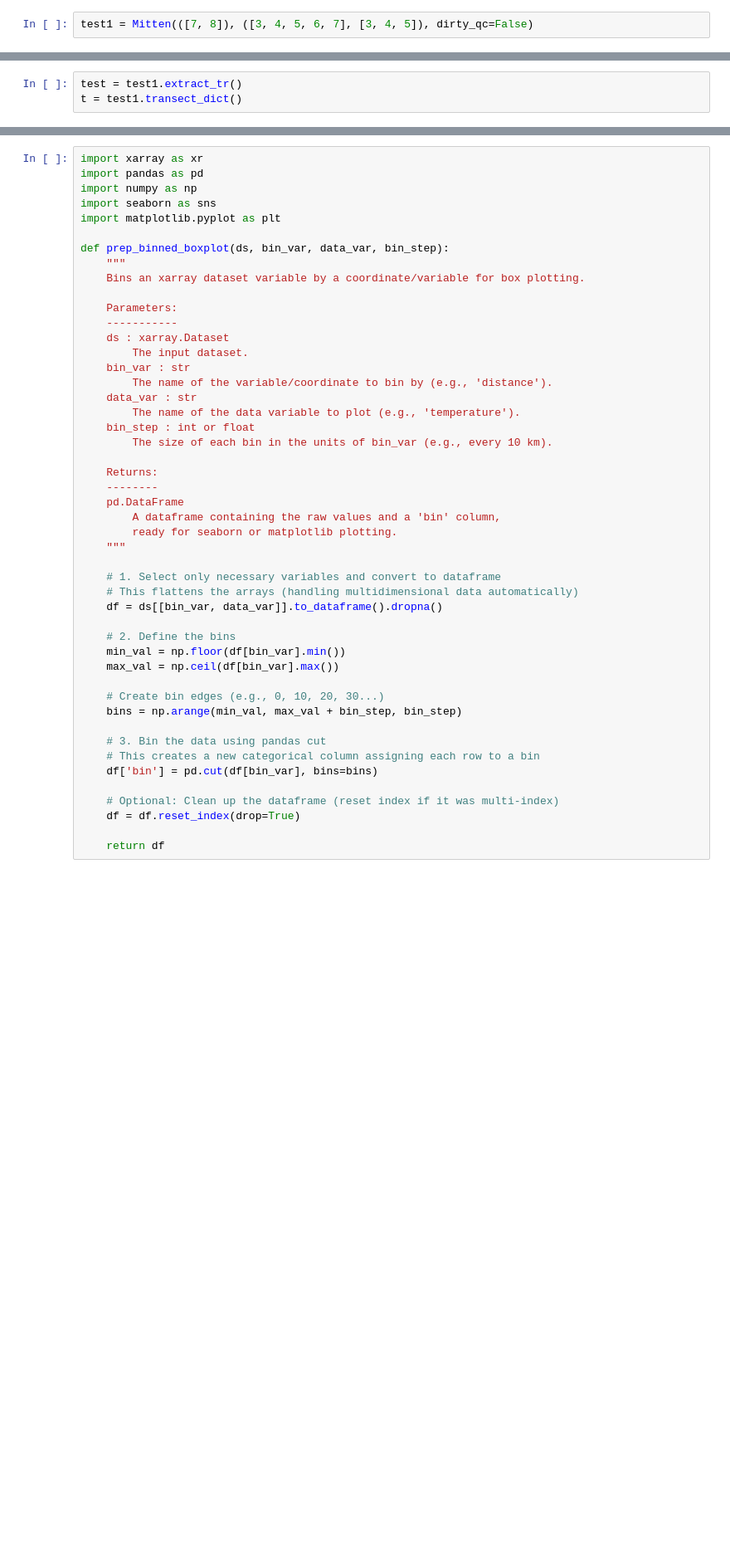
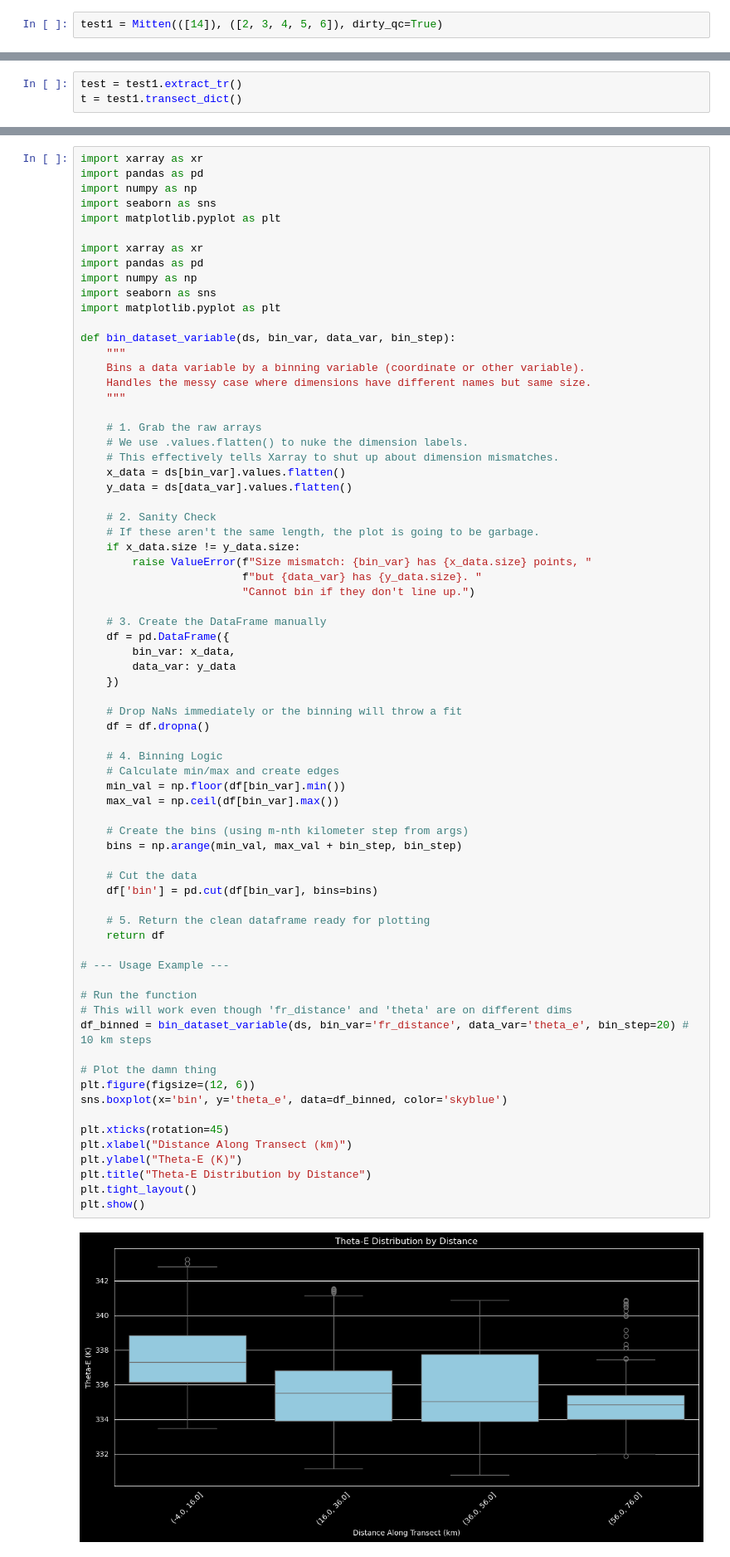
Before and after one commit to kylebwx/convectio, a Jupyter notebook: testing/test.ipynb, the cells around one changed output, grey strips where cells are left out. Shown at 83% size. Drawn from its saved outputs; the diff is of its cells as text; blank space fills up the shorter version.

```diff
--- a/testing/test.ipynb
+++ b/testing/test.ipynb
@@ -1,5 +1,5 @@
 # %%
 from convectio import Mitten
 # %%
-test1 = Mitten(([7, 8]), ([3, 4, 5, 6, 7], [3, 4, 5]), dirty_qc=False)
+test1 = Mitten(([14]), ([2, 3, 4, 5, 6]), dirty_qc=True)
 # %% [output]
@@ -37,48 +36,73 @@ Data variables: (12/17)
 # %%
 import xarray as xr
 import pandas as pd
 import numpy as np
 import seaborn as sns
 import matplotlib.pyplot as plt
 
-def prep_binned_boxplot(ds, bin_var, data_var, bin_step):
+import xarray as xr
+import pandas as pd
+import numpy as np
+import seaborn as sns
+import matplotlib.pyplot as plt
+
+def bin_dataset_variable(ds, bin_var, data_var, bin_step):
     """
-    Bins an xarray dataset variable by a coordinate/variable for box plotting.
-
-    Parameters:
-    -----------
-    ds : xarray.Dataset
-        The input dataset.
-    bin_var : str
-        The name of the variable/coordinate to bin by (e.g., 'distance').
-    data_var : str
-        The name of the data variable to plot (e.g., 'temperature').
-    bin_step : int or float
-        The size of each bin in the units of bin_var (e.g., every 10 km).
-
-    Returns:
-    --------
-    pd.DataFrame
-        A dataframe containing the raw values and a 'bin' column,
-        ready for seaborn or matplotlib plotting.
+    Bins a data variable by a binning variable (coordinate or other variable).
+    Handles the messy case where dimensions have different names but same size.
     """
 
-    # 1. Select only necessary variables and convert to dataframe
-    # This flattens the arrays (handling multidimensional data automatically)
-    df = ds[[bin_var, data_var]].to_dataframe().dropna()
+    # 1. Grab the raw arrays
+    # We use .values.flatten() to nuke the dimension labels.
+    # This effectively tells Xarray to shut up about dimension mismatches.
+    x_data = ds[bin_var].values.flatten()
+    y_data = ds[data_var].values.flatten()
 
-    # 2. Define the bins
+    # 2. Sanity Check
+    # If these aren't the same length, the plot is going to be garbage.
+    if x_data.size != y_data.size:
+        raise ValueError(f"Size mismatch: {bin_var} has {x_data.size} points, "
+                         f"but {data_var} has {y_data.size}. "
+                         "Cannot bin if they don't line up.")
+
+    # 3. Create the DataFrame manually
+    df = pd.DataFrame({
+        bin_var: x_data,
+        data_var: y_data
+    })
+
+    # Drop NaNs immediately or the binning will throw a fit
+    df = df.dropna()
+
+    # 4. Binning Logic
+    # Calculate min/max and create edges
     min_val = np.floor(df[bin_var].min())
     max_val = np.ceil(df[bin_var].max())
 
-    # Create bin edges (e.g., 0, 10, 20, 30...)
+    # Create the bins (using m-nth kilometer step from args)
     bins = np.arange(min_val, max_val + bin_step, bin_step)
 
-    # 3. Bin the data using pandas cut
-    # This creates a new categorical column assigning each row to a bin
+    # Cut the data
     df['bin'] = pd.cut(df[bin_var], bins=bins)
 
-    # Optional: Clean up the dataframe (reset index if it was multi-index)
-    df = df.reset_index(drop=True)
+    # 5. Return the clean dataframe ready for plotting
+    return df
 
-    return df
+# --- Usage Example ---
+
+# Run the function
+# This will work even though 'fr_distance' and 'theta' are on different dims
+df_binned = bin_dataset_variable(ds, bin_var='fr_distance', data_var='theta_e', bin_step=20) # 10 km steps
+
+# Plot the damn thing
+plt.figure(figsize=(12, 6))
+sns.boxplot(x='bin', y='theta_e', data=df_binned, color='skyblue')
+
+plt.xticks(rotation=45)
+plt.xlabel("Distance Along Transect (km)")
+plt.ylabel("Theta-E (K)")
+plt.title("Theta-E Distribution by Distance")
+plt.tight_layout()
+plt.show()
+# %% [output]
+[figure, added]
```
Also changed, not shown: parts of 5 cells of this notebook.
